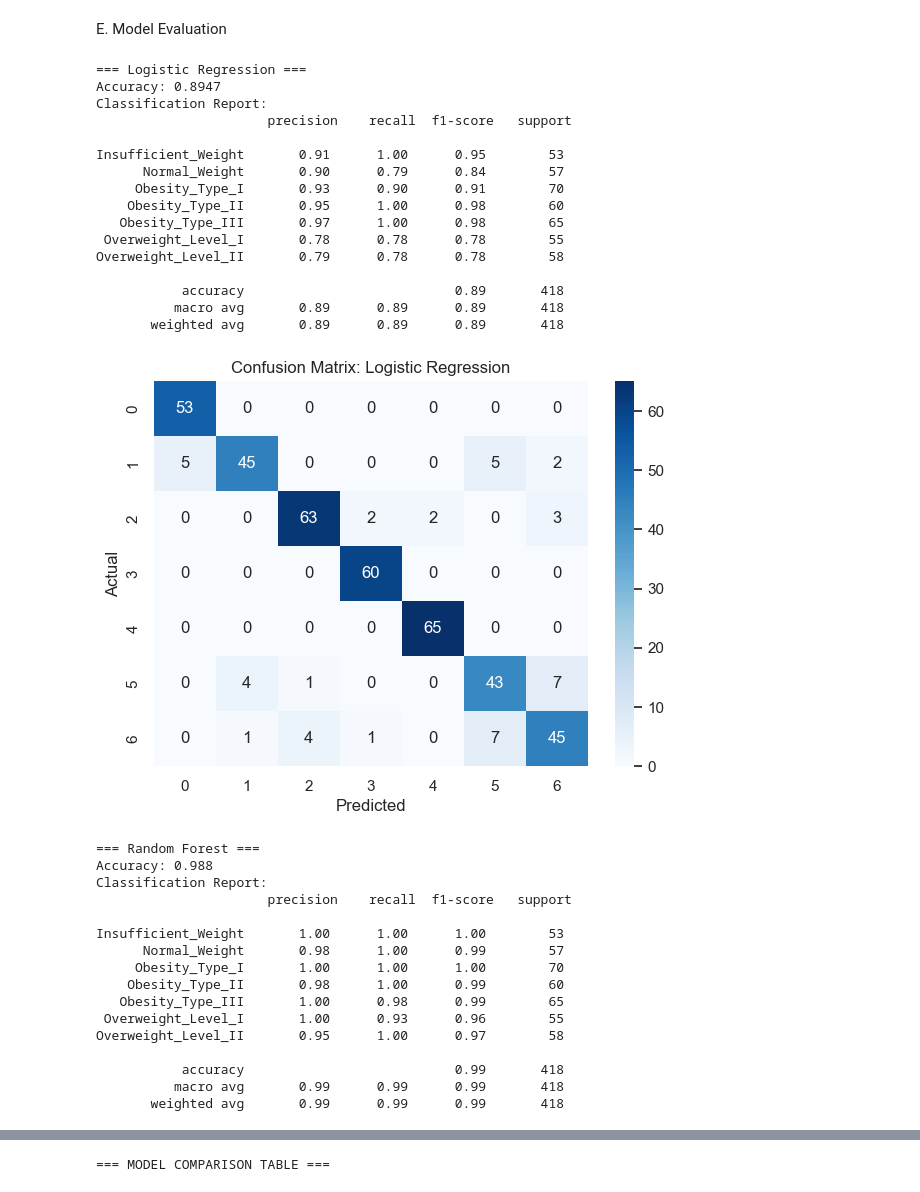
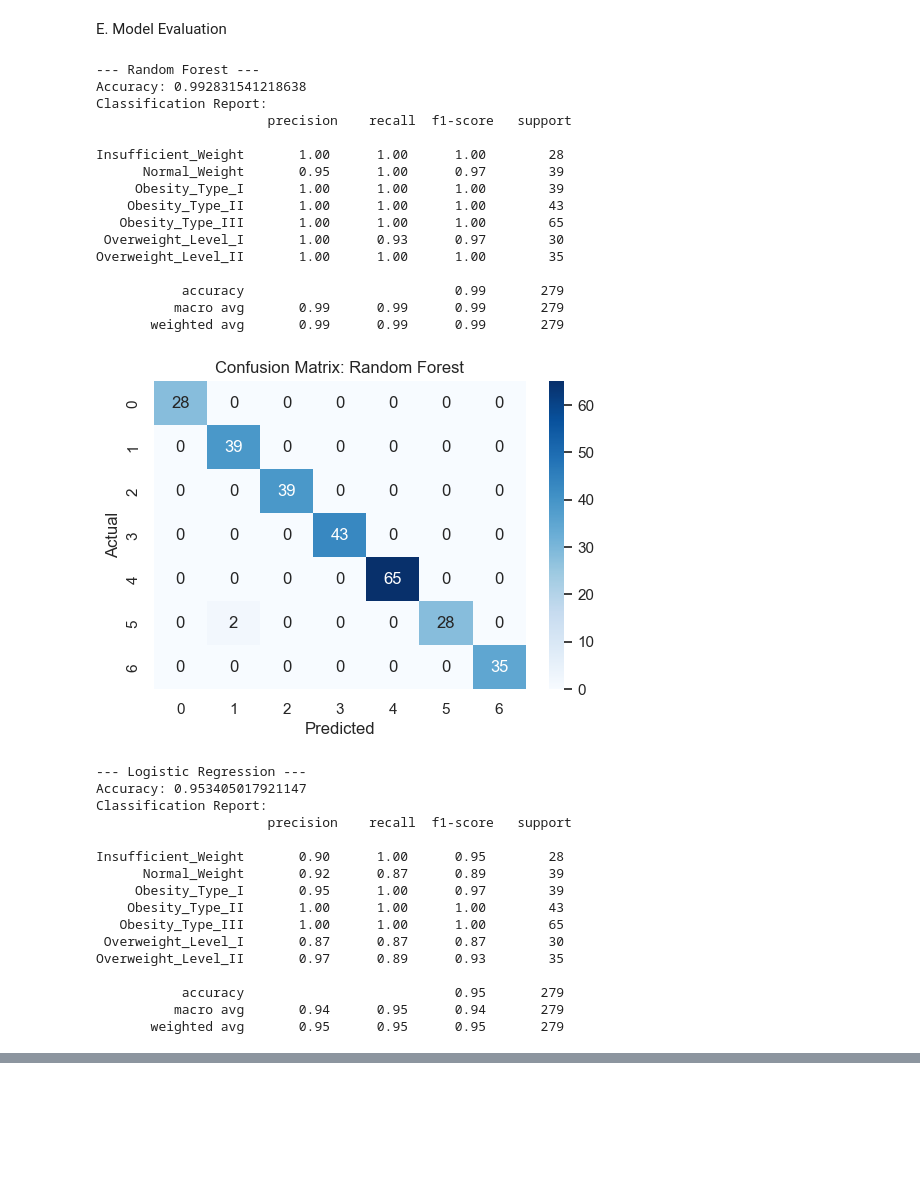
Before and after one commit to bilolnumon/ML_CW_16989, a Jupyter notebook: obesity.ipynb, the cells around one changed output, grey strips where cells are left out. Saved outputs shown, nothing was run; the diff lists cells and outputs as text; code cells hidden in the pictures; blank space fills up the shorter version.

```diff
--- a/obesity.ipynb
+++ b/obesity.ipynb
@@ -9,6 +9,8 @@ import math
 import warnings
 warnings.filterwarnings('ignore')
 df = pd.read_csv("./ObesityDataSet_raw_and_data_sinthetic.csv")
+if 'Age' in df.columns:
+    df['Age'] = df['Age'].round().astype(int)
 df
 # %% [output]
 |  | Gender | Age | Height | Weight | family_history_with_overweight | FAVC | FCVC | NCP | CAEC | SMOKE | ... |
@@ -401,37 +466,62 @@ Accuracy: 0.9736842105263158
 # %% [markdown]
 E. Model Evaluation
 # %%
+from sklearn.metrics import accuracy_score, classification_report, confusion_matrix
+import seaborn as sns
+import matplotlib.pyplot as plt
+
+def evaluate_model(y_true, y_pred, model_name):
+    print(f"--- {model_name} ---")
+    print("Accuracy:", accuracy_score(y_true, y_pred))
+    print("Classification Report:\n", classification_report(y_true, y_pred))
+
+    cm = confusion_matrix(y_true, y_pred)
+    plt.figure(figsize=(6,4))
+    sns.heatmap(cm, annot=True, fmt='d', cmap='Blues')
+    plt.title(f'Confusion Matrix: {model_name}')
+    plt.xlabel('Predicted')
+    plt.ylabel('Actual')
+    plt.show()
+
+# Evaluate Random Forest
+evaluate_model(y_test, y_pred_rf, "Random Forest")
+
+# Evaluate Logistic Regression
+evaluate_model(y_test, y_pred_log, "Logistic Regression")
+
+# Evaluate KNN
+evaluate_model(y_test, y_pred_knn, "K-Nearest Neighbors")
 # %% [output]
-=== Logistic Regression ===
-Accuracy: 0.8947
+--- Random Forest ---
+Accuracy: 0.992831541218638
 Classification Report:
                       precision    recall  f1-score   support
 
-Insufficient_Weight       0.91      1.00      0.95        53
-      Normal_Weight       0.90      0.79      0.84        57
-     Obesity_Type_I       0.93      0.90      0.91        70
-    Obesity_Type_II       0.95      1.00      0.98        60
-   Obesity_Type_III       0.97      1.00      0.98        65
- Overweight_Level_I       0.78      0.78      0.78        55
-Overweight_Level_II       0.79      0.78      0.78        58
+Insufficient_Weight       1.00      1.00      1.00        28
+      Normal_Weight       0.95      1.00      0.97        39
+     Obesity_Type_I       1.00      1.00      1.00        39
+    Obesity_Type_II       1.00      1.00      1.00        43
+   Obesity_Type_III       1.00      1.00      1.00        65
+ Overweight_Level_I       1.00      0.93      0.97        30
+Overweight_Level_II       1.00      1.00      1.00        35
 
-           accuracy                           0.89       418
-          macro avg       0.89      0.89      0.89       418
-       weighted avg       0.89      0.89      0.89       418
+           accuracy                           0.99       279
+          macro avg       0.99      0.99      0.99       279
+       weighted avg       0.99      0.99      0.99       279
-[figure, old version]
+[figure, new version]
-=== Random Forest ===
-Accuracy: 0.988
+--- Logistic Regression ---
+Accuracy: 0.953405017921147
 Classification Report:
                       precision    recall  f1-score   support
 
-Insufficient_Weight       1.00      1.00      1.00        53
-      Normal_Weight       0.98      1.00      0.99        57
-     Obesity_Type_I       1.00      1.00      1.00        70
-    Obesity_Type_II       0.98      1.00      0.99        60
-   Obesity_Type_III       1.00      0.98      0.99        65
- Overweight_Level_I       1.00      0.93      0.96        55
-Overweight_Level_II       0.95      1.00      0.97        58
+Insufficient_Weight       0.90      1.00      0.95        28
+      Normal_Weight       0.92      0.87      0.89        39
+     Obesity_Type_I       0.95      1.00      0.97        39
+    Obesity_Type_II       1.00      1.00      1.00        43
+   Obesity_Type_III       1.00      1.00      1.00        65
+ Overweight_Level_I       0.87      0.87      0.87        30
+Overweight_Level_II       0.97      0.89      0.93        35
 
-           accuracy                           0.99       418
-          macro avg       0.99      0.99      0.99       418
-       weighted avg       0.99      0.99      0.99       418
+           accuracy                           0.95       279
+          macro avg       0.94      0.95      0.94       279
+       weighted avg       0.95      0.95      0.95       279
@@ -456 +545,0 @@ Overweight_Level_II       0.95      1.00      0.97        58
-=== MODEL COMPARISON TABLE ===
```
Also changed, not shown: parts of 10 cells of this notebook, 1 other file.
